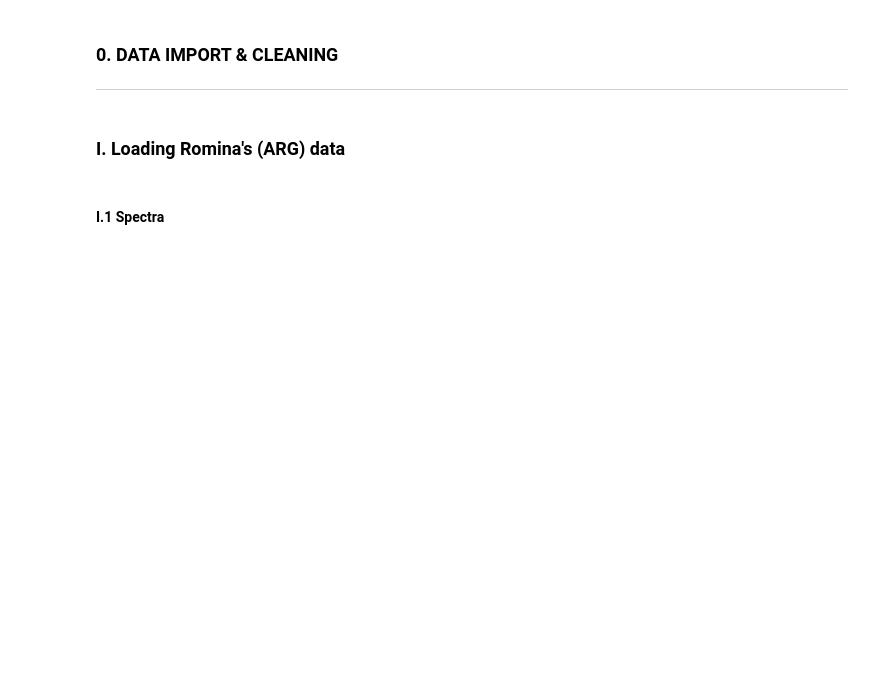
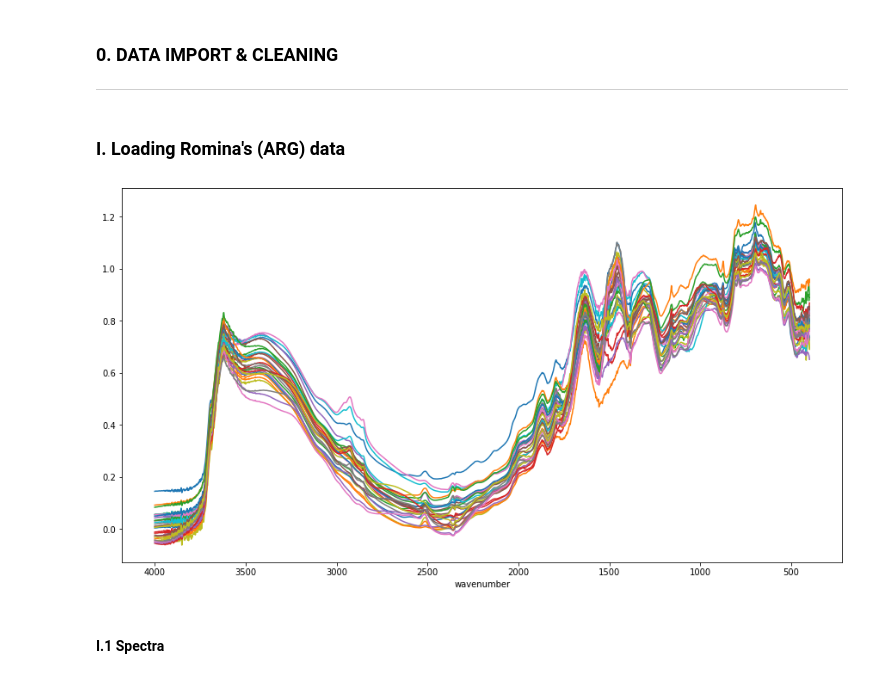
Before and after one commit to franckalbinet/spectrai, a Jupyter notebook: examples/data_loading/0-importing-data.ipynb, the cells around one changed output. Saved outputs shown, nothing was run; the diff lists cells and outputs as text; code cells hidden in the pictures; blank space fills up the shorter version.

```diff
--- a/examples/data_loading/0-importing-data.ipynb
+++ b/examples/data_loading/0-importing-data.ipynb
@@ -18,0 +15,6 @@ from spectrai.datasets.kssl import (load_spectra_kssl,
+# %%
+df = load_spectra()
+
+df.reset_index().plot(x='wavenumber', y=df.columns[1:], legend=False, figsize=(15, 8)).invert_xaxis()
+# %% [output]
+[figure, added]
```
Also changed, not shown: parts of 23 cells of this notebook, 13 other files.
